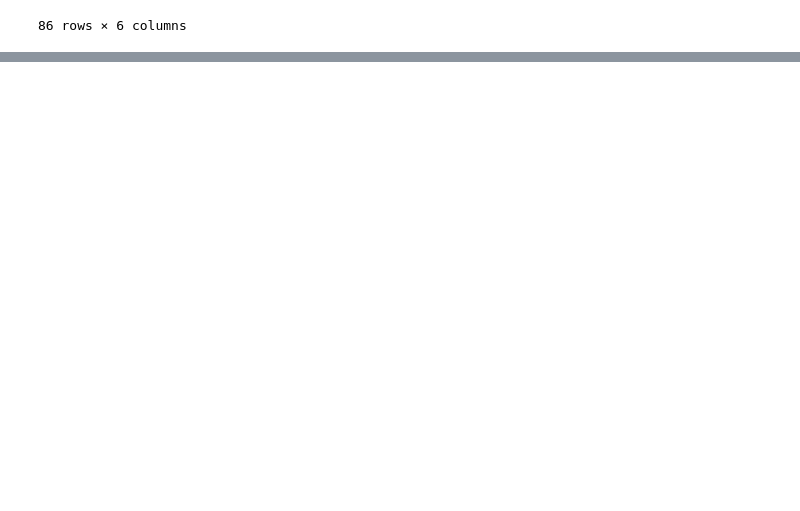
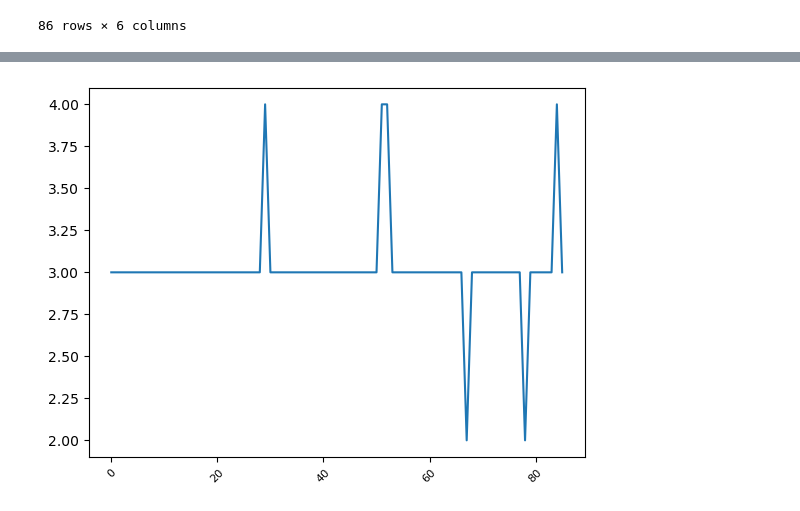
Before and after one commit to JCastillo1997/Rise-and-Fall-of-the-Genres, a Jupyter notebook: Extraction_1940.ipynb, the cells around one changed output, grey strips where cells are left out. Saved outputs shown, nothing was run; the diff lists cells and outputs as text; code cells hidden in the pictures; blank space fills up the shorter version.

```diff
--- a/Extraction_1940.ipynb
+++ b/Extraction_1940.ipynb
@@ -43,0 +82,6 @@ playlist_1940
+# %%
+plt.plot(df_1940["duracion_minutos"].round())
+plt.xticks(rotation=45,fontsize=8)
+plt.show()
+# %% [output]
+[figure, added]
```
Also changed, not shown: parts of 10 cells of this notebook, 2 other files.
